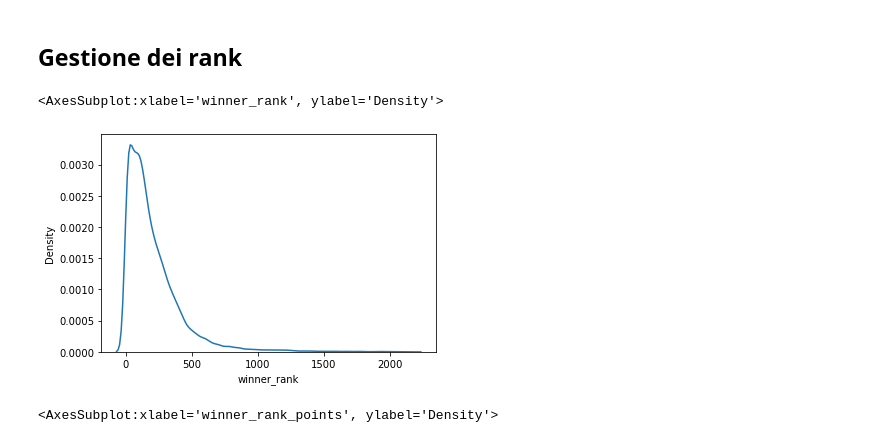
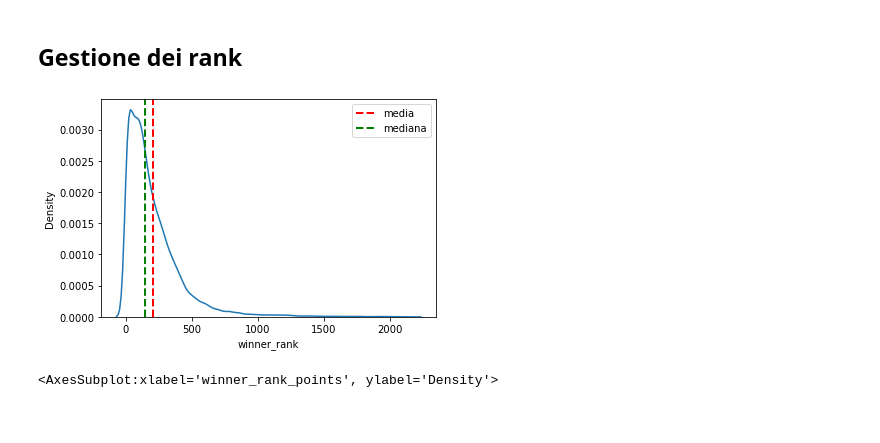
Before and after one commit to cri98li/Laboratory-of-Data-Science, a Jupyter notebook: Gruppo/Parte 1 - 13-11-2021/Missing values.ipynb, the cells around one changed output. Cells and saved outputs as stored; diff of their text form; code cells hidden in the pictures.

```diff
--- a/Gruppo/Parte 1 - 13-11-2021/Missing values.ipynb
+++ b/Gruppo/Parte 1 - 13-11-2021/Missing values.ipynb
@@ -73,11 +73,14 @@ tourney_pk               0
 dtype: int64
 # %% [markdown]
 ## Gestione dei rank
-# %%
-sns.kdeplot(data=match, x="winner_rank")
-# %% [output]
-<AxesSubplot:xlabel='winner_rank', ylabel='Density'>
-[figure, removed]
+# %%
+sns.kdeplot(data=match, x="winner_rank")
+plt.axvline(np.mean(match.winner_rank), linestyle='dashed', linewidth=2, c='r', label='media')
+plt.axvline(np.nanmedian(match.winner_rank), linestyle='dashed', linewidth=2, c='g', label='mediana')
+plt.legend()
+plt.show()
+# %% [output]
+[figure, added]
 # %%
 sns.kdeplot(data=match, x="winner_rank_points")
 # %% [output]
```
Also changed, not shown: parts of 10 cells of this notebook, 8 other files.
